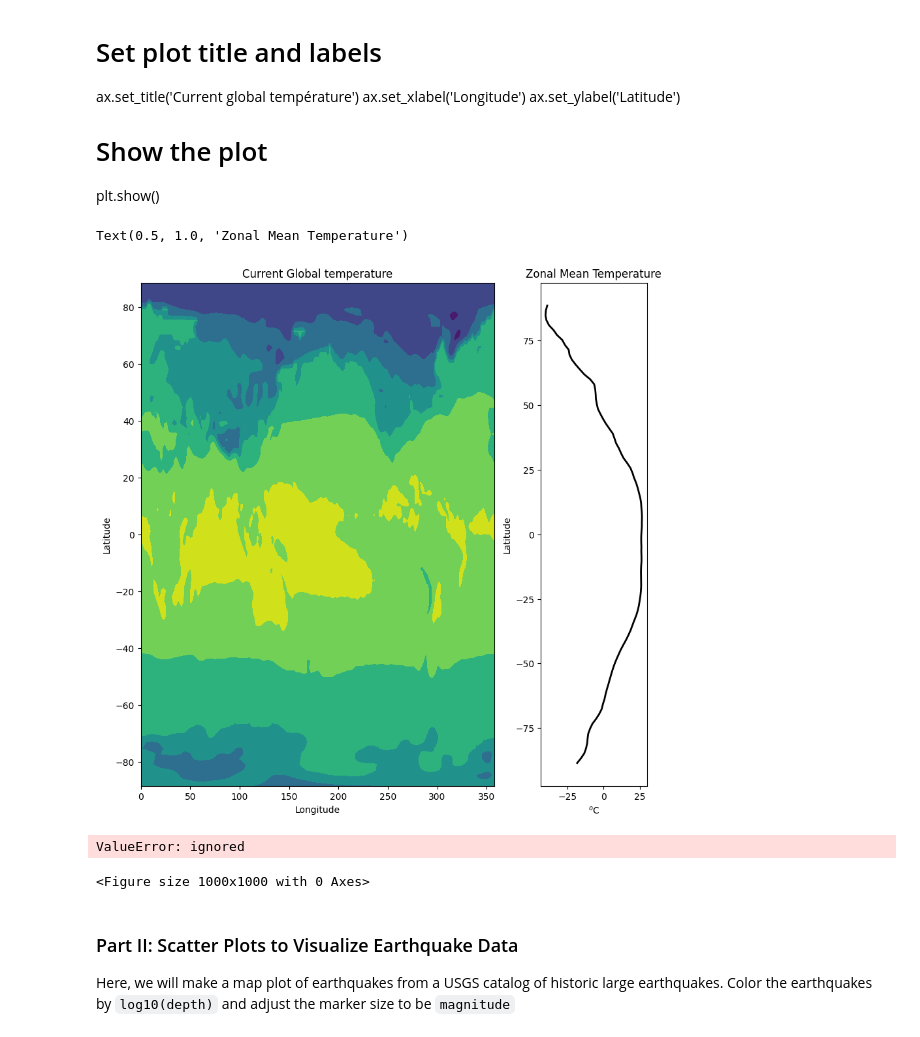
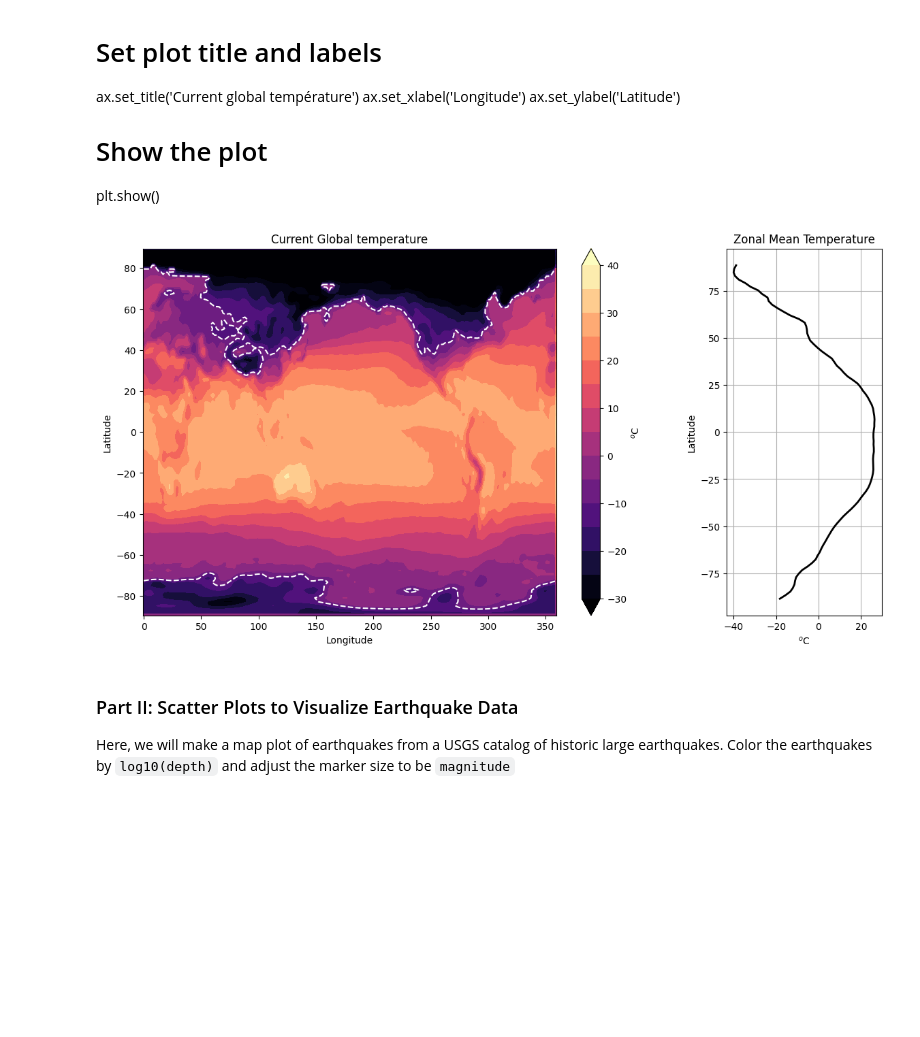
Before and after one commit to koleens/2023_Intro_Python, a Jupyter notebook: W2_S2.ipynb, the cells around one changed output. Cells and saved outputs as stored; diff of their text form; code cells hidden in the pictures; blank space fills up the shorter version.

```diff
--- a/W2_S2.ipynb
+++ b/W2_S2.ipynb
@@ -120,41 +120,24 @@ ax.set_ylabel('Latitude')
 # Show the plot
 plt.show()
 # %%
-fig, axes = plt.subplots(nrows=1, ncols=2, figsize=(10,10),gridspec_kw={'width_ratios': [5, 1.5]})
+fig, axes = plt.subplots(nrows=1, ncols=2, figsize=(14,7),gridspec_kw={'width_ratios': [5, 1.5]})
 
-#axes[0].pcolormesh(lon, lat, temp,cmap='magma')
-axes[0].contourf(lon,lat,temp)
+axes[0].pcolormesh(lon, lat, temp,cmap='magma')
+ctemp = axes[0].contourf(lon,lat,temp-273.15,cmap='magma',levels=np.linspace(-30,40,15),extend='both') #contourf
+axes[0].contour(lon,lat,temp-273.15,colors='w',levels=[-10],extend='both')
 axes[0].set_xlabel(r'Longitude')
 axes[0].set_ylabel(r'Latitude')
 axes[0].set_title('Current Global temperature')
+fig.colorbar(ctemp,ax=axes[0],label='$^o$C')
 
 axes[1].plot(np.mean(temp, axis=1)-273.15,lat,lw=2,c='k')
 axes[1].set_xlabel(r'$^{o}$C')
 axes[1].set_ylabel(r'Latitude')
 axes[1].set_title('Zonal Mean Temperature')
+plt.grid()
+plt.show()
 # %% [output]
-Text(0.5, 1.0, 'Zonal Mean Temperature')
-[figure, old version]
+[figure, new version]
-# %%
-# Replicate this figure
-# Temperature values are originally in Kelvin units -> Convert to degree celsius by subtracting 273.15
-fig, (lon,lat) = plt.subplots(temp, lat, figsize=(10,10),gridspec_kw={'width_ratios': [5, 1.5]})
-ctemp = np.mean(___,__,_________,cmap='magma',levels=np.linspace(-30,40,15),extend='both')
-___._________(___,___,_________,colors='w',levels=[-10],extend='both')
-___.set_xlabel('________')
-___.set_ylabel('________')
-___.set_title('______________________')
-___._______(_____,ax=___,____='$^o$C')
-
-___.____(np.__________(___________,axis=_),lat,lw=2,c='k')
-___.set_xlabel(r'$^{o}$C')
-___.set_ylabel(r'Latitude')
-___.set_title('Zonal Mean Temperature')
-plt.____()
-plt.show()
-# %% [output]
-ValueError: ignored
-<Figure size 1000x1000 with 0 Axes>
 # %% [markdown]
 ### Part II: Scatter Plots to Visualize Earthquake Data
 Here, we will make a map plot of earthquakes from a USGS catalog of historic large earthquakes. Color the earthquakes by `log10(depth)` and adjust the marker size to be `magnitude`
```
